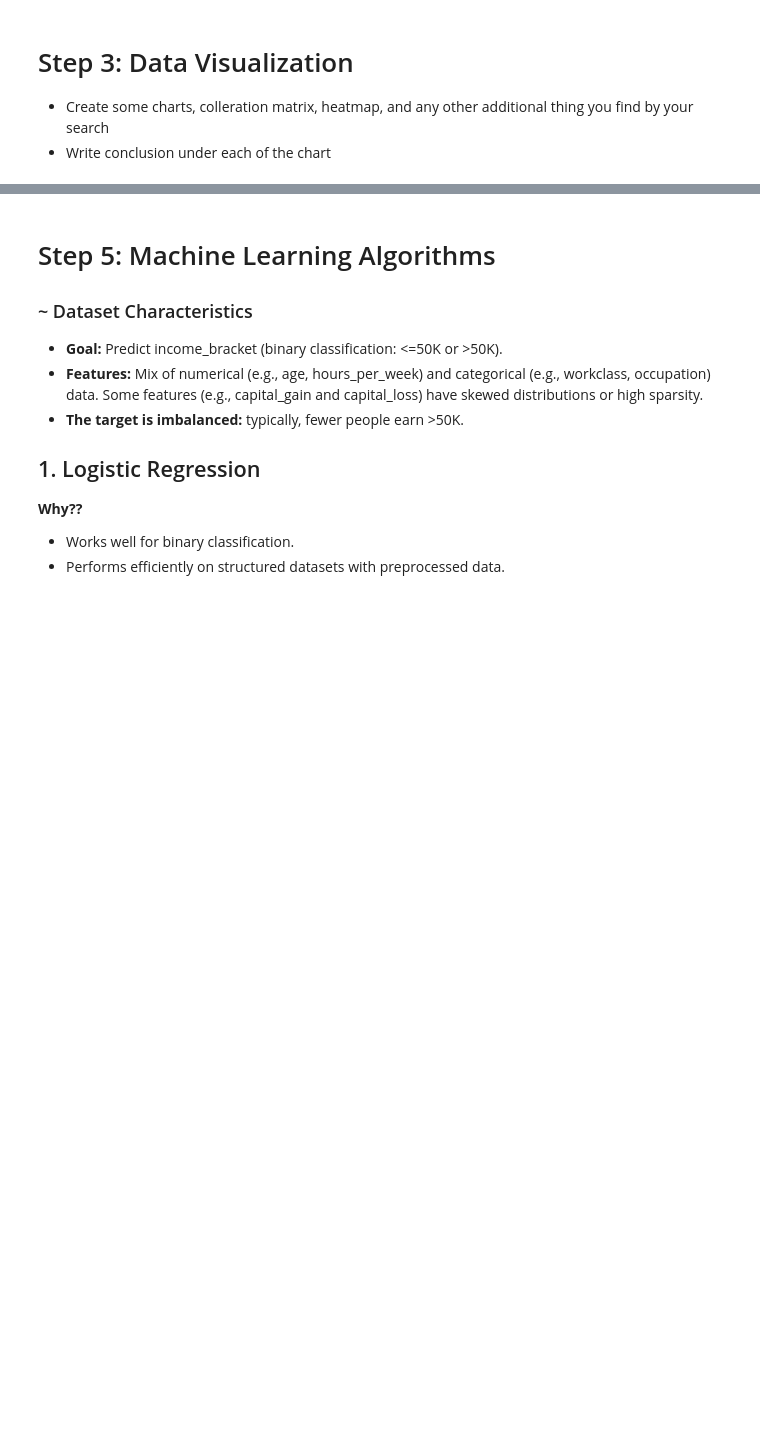
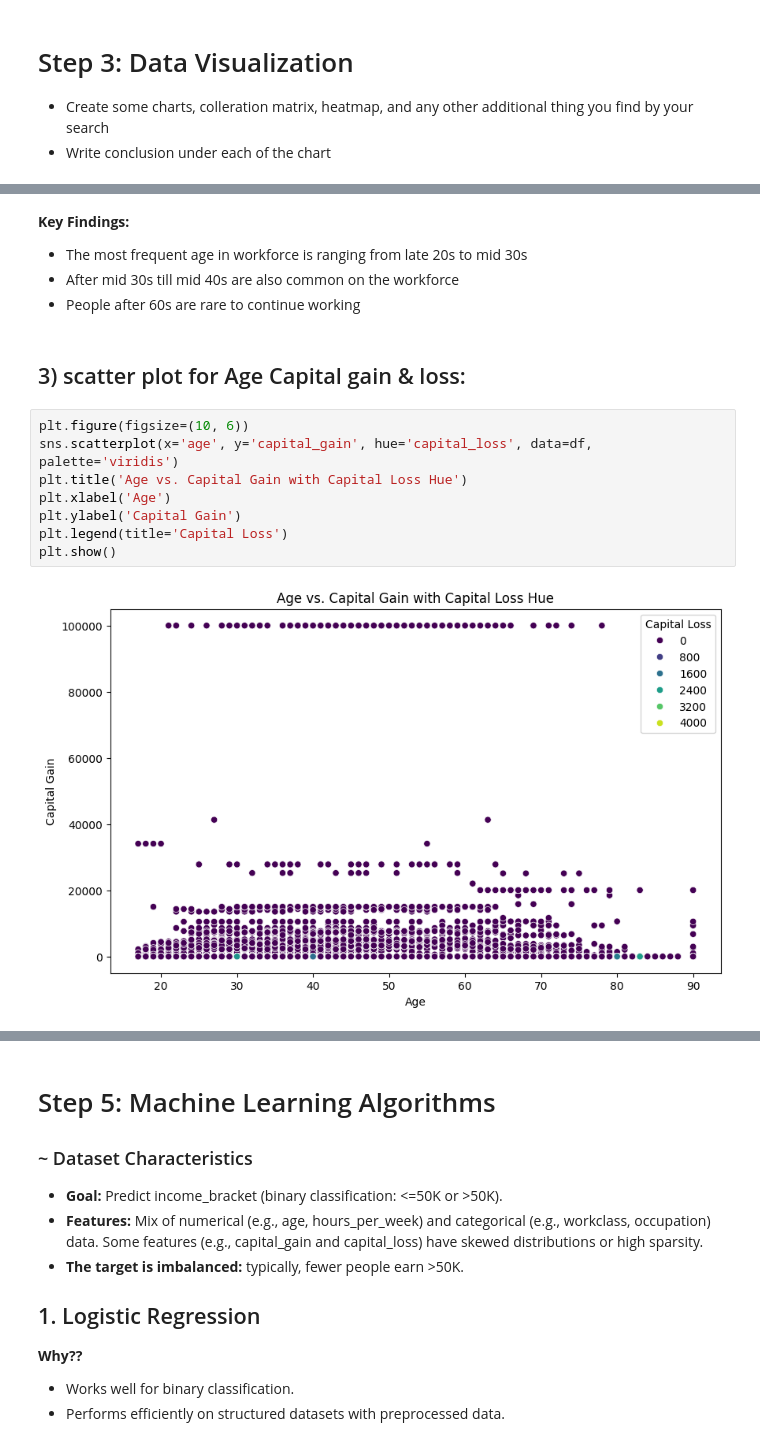
Before and after one commit to shahdhassan4601/Analysing-Census-Adult-Income-Dataset, a Jupyter notebook: CensusAdultIncome(ToolsProject).ipynb, the cells around one changed output, grey strips where cells are left out. Saved outputs shown, nothing was run; the diff lists cells and outputs as text; blank space fills up the shorter version.

```diff
--- a/CensusAdultIncome(ToolsProject).ipynb
+++ b/CensusAdultIncome(ToolsProject).ipynb
@@ -393,0 +410,17 @@ dtype: int64
+# %% [markdown]
+**Key Findings:**
+- The most frequent age in workforce is ranging from late 20s to mid 30s
+- After mid 30s till mid 40s are also common on the workforce
+- People after 60s are rare to continue working
+# %% [markdown]
+## 3) scatter plot for Age Capital gain & loss:
+# %%
+plt.figure(figsize=(10, 6))
+sns.scatterplot(x='age', y='capital_gain', hue='capital_loss', data=df, palette='viridis')
+plt.title('Age vs. Capital Gain with Capital Loss Hue')
+plt.xlabel('Age')
+plt.ylabel('Capital Gain')
+plt.legend(title='Capital Loss')
+plt.show()
+# %% [output]
+[figure, added]
```
Also changed, not shown: parts of 32 cells of this notebook, 1 other file.
